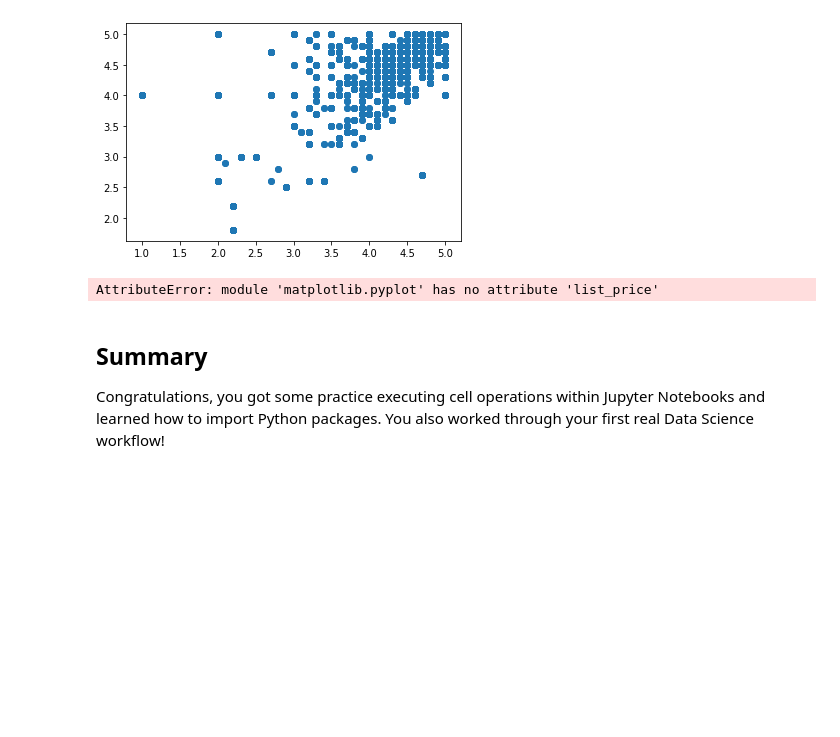
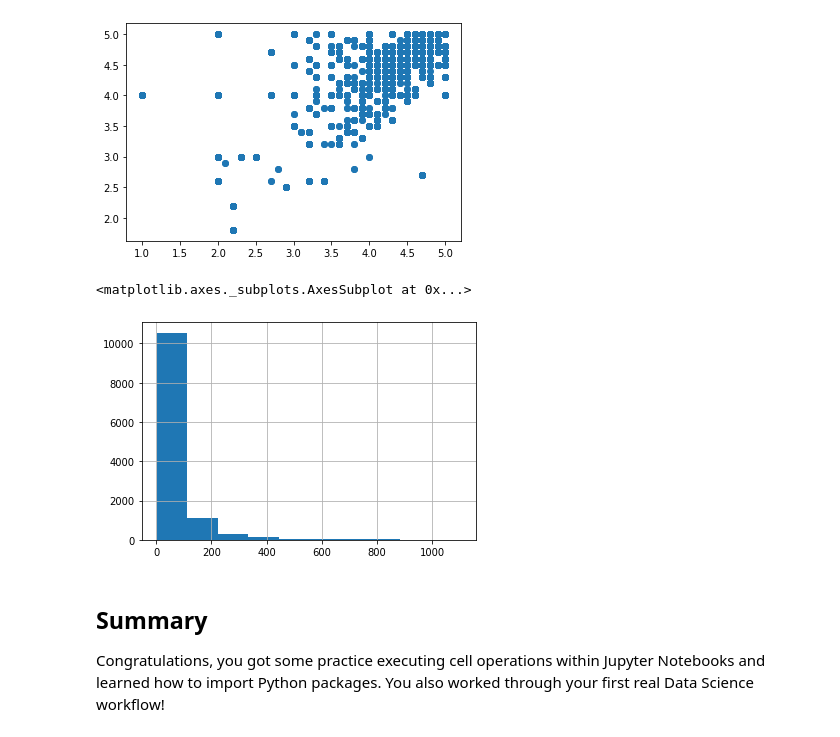
Before and after one commit to celtreny/dsc-first-codealong-hbs-ds-060120, a Jupyter notebook: index.ipynb, the cells around one changed output. Saved outputs shown, nothing was run; the diff lists cells and outputs as text; code cells hidden in the pictures; blank space fills up the shorter version.

```diff
--- a/index.ipynb
+++ b/index.ipynb
@@ -308,9 +308,10 @@ plt.scatter(df.play_star_rating, df.star_rating)
 # %%
 df.play_star_rating.hist()
 # %%
-plt.list_price.hist()
+df.list_price.hist()
 # %% [output]
-AttributeError: module 'matplotlib.pyplot' has no attribute 'list_price'
+<matplotlib.axes._subplots.AxesSubplot at 0x...>
+[figure, added]
 # %% [markdown]
 ## Summary
 
```
